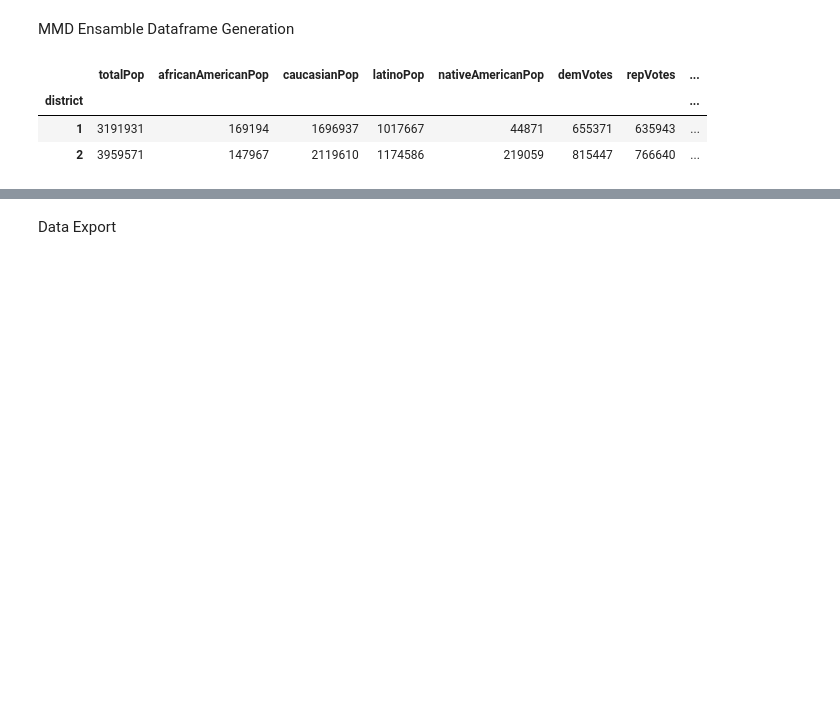
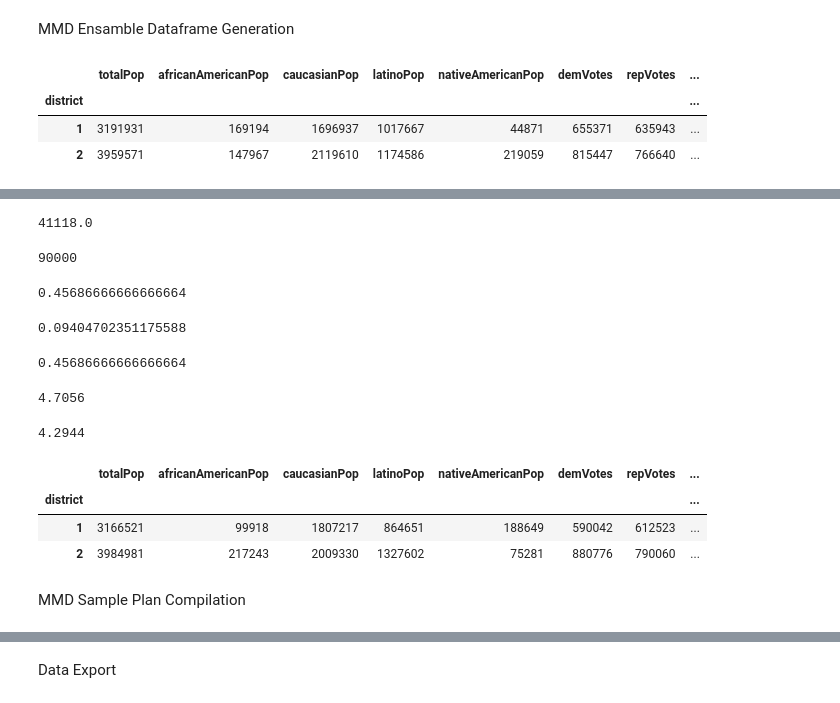
Before and after one commit to CSE-416-Team-Selzer/Modeling-and-Analysis-of-HR-3863, a Jupyter notebook: preprocessing/postproc.ipynb, the cells around one changed output, grey strips where cells are left out. Drawn from its saved outputs; the diff is of its cells as text; code cells hidden in the pictures; blank space fills up the shorter version.

```diff
--- a/preprocessing/Arizona-postproc.ipynb
+++ b/preprocessing/postproc.ipynb
@@ -513,0 +604,71 @@ display(mmd_ensamble[0])
+# %%
+oppertunity_districts = 0
+total_districts = 0
+min_opportunity_districts = float('inf')
+max_opportunity_districts = float('-inf')
+min_opportunity_index = -1
+max_opportunity_index = -1
+
+for plan_index in mmd_ensamble:
+    plan = mmd_ensamble[plan_index]
+    opportunity_reps = plan['numOpportunity'].sum()
+    oppertunity_districts = oppertunity_districts + opportunity_reps
+    total_districts = total_districts + SEATS
+    if(min_opportunity_districts > opportunity_reps):
+        min_opportunity_districts = opportunity_reps
+        min_opportunity_index = plan_index
+    if(max_opportunity_districts < opportunity_reps):
+        max_opportunity_districts = opportunity_reps
+        max_opportunity_index = plan_index
+
+display(float(oppertunity_districts))
+display(total_districts)
+avg_opportunity_districts = float(oppertunity_districts) / total_districts
+display(avg_opportunity_districts)
+# %% [output]
+41118.0
+90000
+0.45686666666666664
+# %%
+safe_districts = 0
+total_districts = 0
+min_safe_districts = float('inf')
+max_safe_districts = float('-inf')
+min_safe_index = -1
+max_safe_index = -1
+
+for plan_index in mmd_ensamble:
+    plan = mmd_ensamble[plan_index]
+    counts = plan['safeDistrict'].value_counts()
+    counts = counts.to_dict()
+    if(True not in counts):
+        counts[True] = 0
+    if(False not in counts):
+        counts[False] = 0
+    safe_districts = safe_districts + counts[True]
+    total_districts = total_districts + counts[True] + counts[False]
+    if(min_safe_districts > counts[True]):
+        min_safe_districts = counts[True]
+        min_safe_index = plan_index
+    if(max_safe_districts < counts[True]):
+        max_safe_districts = counts[True]
+        max_safe_index = plan_index
+
+avg_safe_districts = float(safe_districts) / total_districts
+# %%
+display(avg_safe_districts)
+display(avg_opportunity_districts)
+display(avg_dem_seats)
+display(avg_rep_seats)
+display(mmd_ensamble[4895])
+# %% [output]
+0.09404702351175588
+0.45686666666666664
+4.7056
+4.2944
+|  | totalPop | africanAmericanPop | caucasianPop | latinoPop | nativeAmericanPop | demVotes | repVotes | ... |
+| district |  |  |  |  |  |  |  | ... |
+| 1 | 3166521 | 99918 | 1807217 | 864651 | 188649 | 590042 | 612523 | ... |
+| 2 | 3984981 | 217243 | 2009330 | 1327602 | 75281 | 880776 | 790060 | ... |
+# %% [markdown]
+MMD Sample Plan Compilation
```
Also changed, not shown: parts of 35 cells of this notebook.
